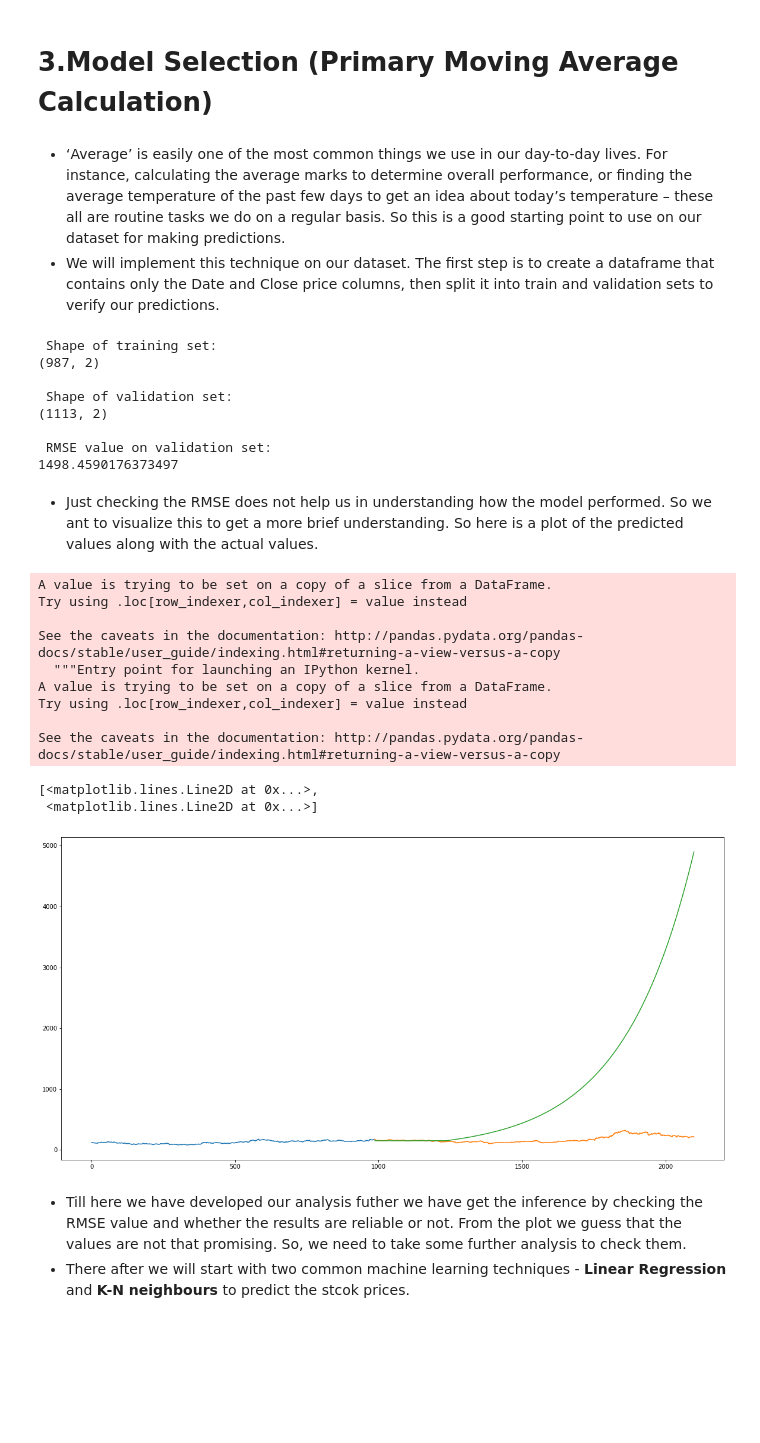
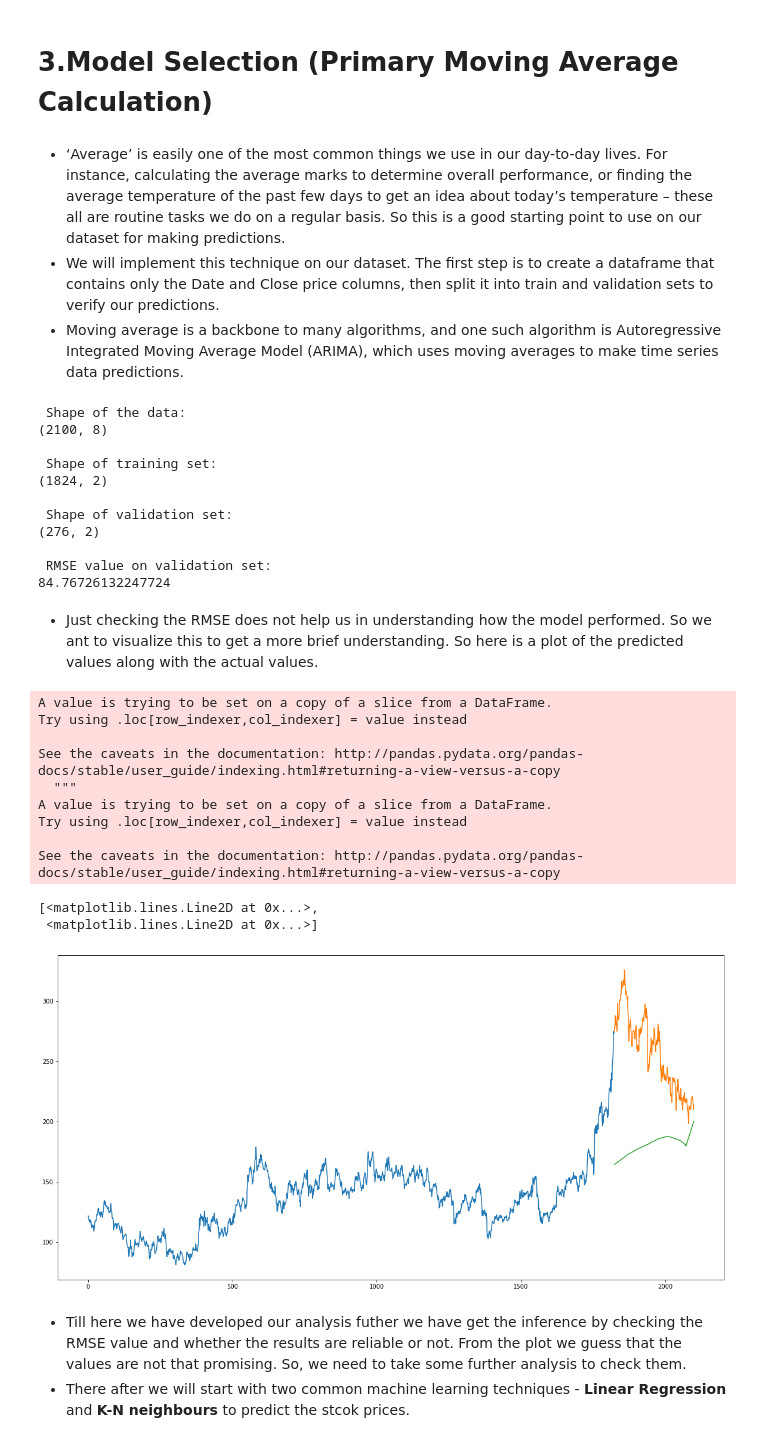
Before and after one commit to sasi6996/EAI6000, a Jupyter notebook: Final_Project_Development_Report.ipynb, the cells around one changed output. Saved outputs shown, nothing was run; the diff lists cells and outputs as text; code cells hidden in the pictures; blank space fills up the shorter version.

```diff
--- a/Final_Project_Development_Report.ipynb
+++ b/Final_Project_Development_Report.ipynb
@@ -110,7 +143,11 @@ To register the converters:
 # %% [markdown]
 * ‘Average’ is easily one of the most common things we use in our day-to-day lives. For instance, calculating the average marks to determine overall performance, or finding the average temperature of the past few days to get an idea about today’s temperature – these all are routine tasks we do on a regular basis. So this is a good starting point to use on our dataset for making predictions.
 * We will implement this technique on our dataset. The first step is to create a dataframe that contains only the Date and Close price columns, then split it into train and validation sets to verify our predictions.
+* Moving average is a backbone to many algorithms, and one such algorithm is Autoregressive Integrated Moving Average Model (ARIMA), which uses moving averages to make time series data predictions.
 # %%
+print('\n Shape of the data:')
+print(df.shape)
+
 # setting the index as date
 df['Date'] = pd.to_datetime(df.Date,format='%Y-%m-%d')
 df.index = df['Date']
@@ -126,8 +163,8 @@ for i in range(0,len(data)):
 # NOTE: While splitting the data into train and validation set, we cannot use random splitting since that will destroy the time component. So here we have set the last year’s data into validation and the 4 years’ data before that into train set.
 
 # splitting into train and validation
-train = new_data[:987]
-valid = new_data[987:]
+train = new_data[:1824]
+valid = new_data[1824:]
 
 # shapes of training set
 print('\n Shape of training set:')
@@ -150,35 +187,41 @@ rms=np.sqrt(np.mean(np.power((np.array(valid['Close'])-preds),2)))
 print('\n RMSE value on validation set:')
 print(rms)
 # %% [output]
+ Shape of the data:
+(2100, 8)
+
  Shape of training set:
-(987, 2)
+(1824, 2)
 
  Shape of validation set:
-(1113, 2)
+(276, 2)
 
  RMSE value on validation set:
-1498.4590176373497
+84.76726132247724
 # %% [markdown]
 * Just checking the RMSE does not help us in understanding how the model performed. So we ant to visualize this to get a more brief understanding. So here is a plot of the predicted values along with the actual values.
 # %%
+from matplotlib.pylab import rcParams
+rcParams['figure.figsize'] = 20,10
+
 #plotting the graph
 valid['Predictions'] = 0
 valid['Predictions'] = preds
 plt.plot(train['Close'])
 plt.plot(valid[['Close', 'Predictions']])
 # %% [output]
 A value is trying to be set on a copy of a slice from a DataFrame.
 Try using .loc[row_indexer,col_indexer] = value instead
 
 See the caveats in the documentation: http://pandas.pydata.org/pandas-docs/stable/user_guide/indexing.html#returning-a-view-versus-a-copy
-  """Entry point for launching an IPython kernel.
+  """
 A value is trying to be set on a copy of a slice from a DataFrame.
 Try using .loc[row_indexer,col_indexer] = value instead
 
 See the caveats in the documentation: http://pandas.pydata.org/pandas-docs/stable/user_guide/indexing.html#returning-a-view-versus-a-copy
 [<matplotlib.lines.Line2D at 0x...>,
  <matplotlib.lines.Line2D at 0x...>]
-[figure, old version]
+[figure, new version]
 # %% [markdown]
 * Till here we have developed our analysis futher we have get the inference by checking the RMSE value and whether the results are reliable or not. From the plot we guess that the values are not that promising. So, we need to take some further analysis to check them.
 * There after we will start with two common machine learning techniques - **Linear Regression** and **K-N neighbours** to predict the stcok prices.
```
Also changed, not shown: parts of 40 cells of this notebook.
